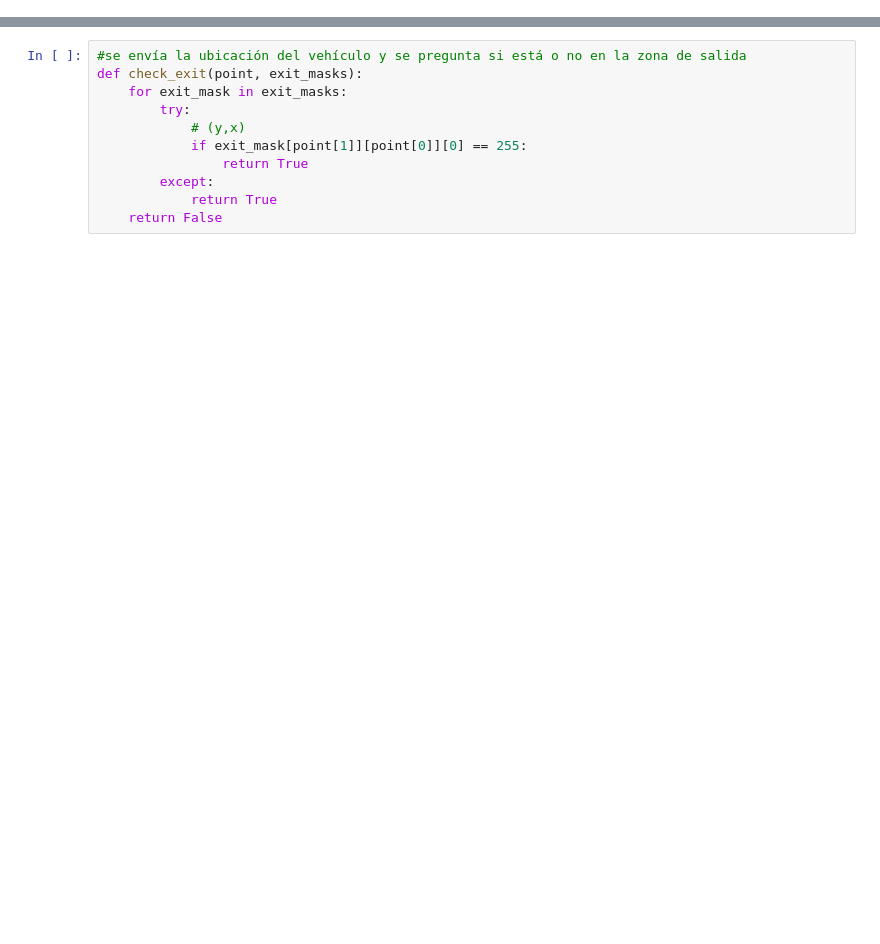
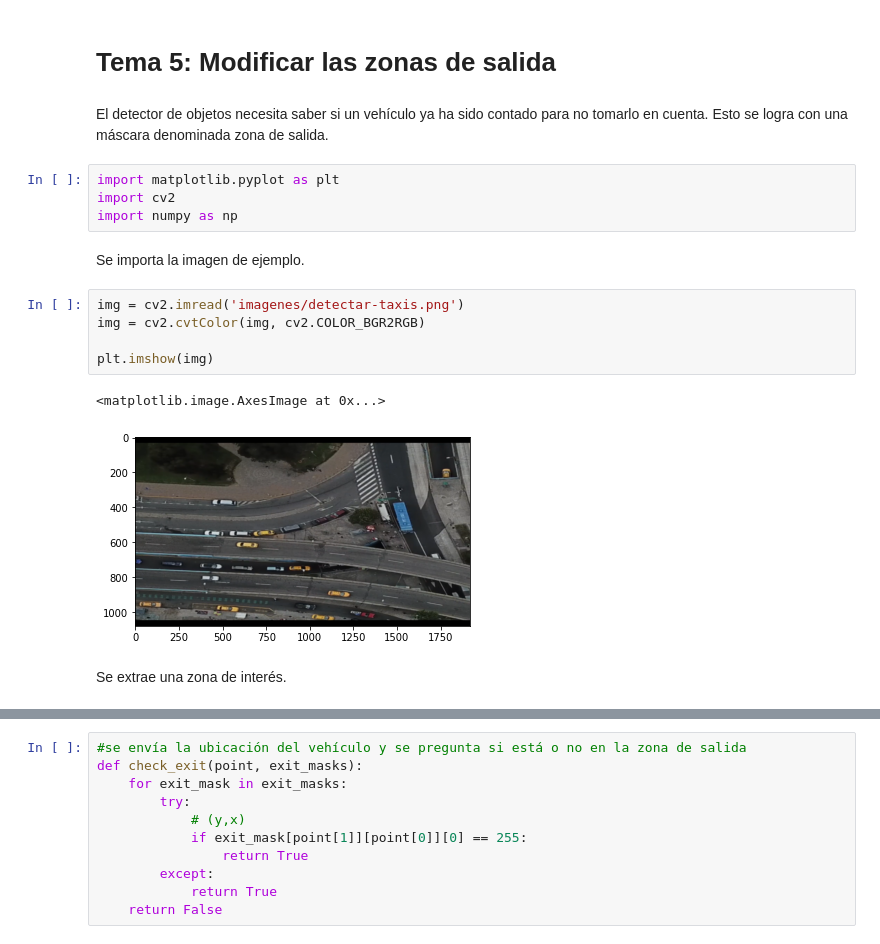
Before and after one commit to danielTeniente/proyecto_capstone, a Jupyter notebook: detector_flujo_urbano/notebooks/Tema_5.ipynb, the cells around one changed output, grey strips where cells are left out. Drawn from its saved outputs; the diff is of its cells as text; blank space fills up the shorter version.

```diff
--- a/detector_flujo_urbano/notebooks/Tema_5.ipynb
+++ b/detector_flujo_urbano/notebooks/Tema_5.ipynb
@@ -0,0 +1,20 @@
+# %% [markdown]
+# Tema 5: Modificar las zonas de salida
+# %% [markdown]
+El detector de objetos necesita saber si un vehículo ya ha sido contado para no tomarlo en cuenta. Esto se logra con una máscara denominada zona de salida.
+# %%
+import matplotlib.pyplot as plt
+import cv2
+import numpy as np
+# %% [markdown]
+Se importa la imagen de ejemplo.
+# %%
+img = cv2.imread('imagenes/detectar-taxis.png')
+img = cv2.cvtColor(img, cv2.COLOR_BGR2RGB)
+
+plt.imshow(img)
+# %% [output]
+<matplotlib.image.AxesImage at 0x...>
+[figure, added]
+# %% [markdown]
+Se extrae una zona de interés.
```
Also changed, not shown: parts of 45 cells of this notebook, 5 other files.
